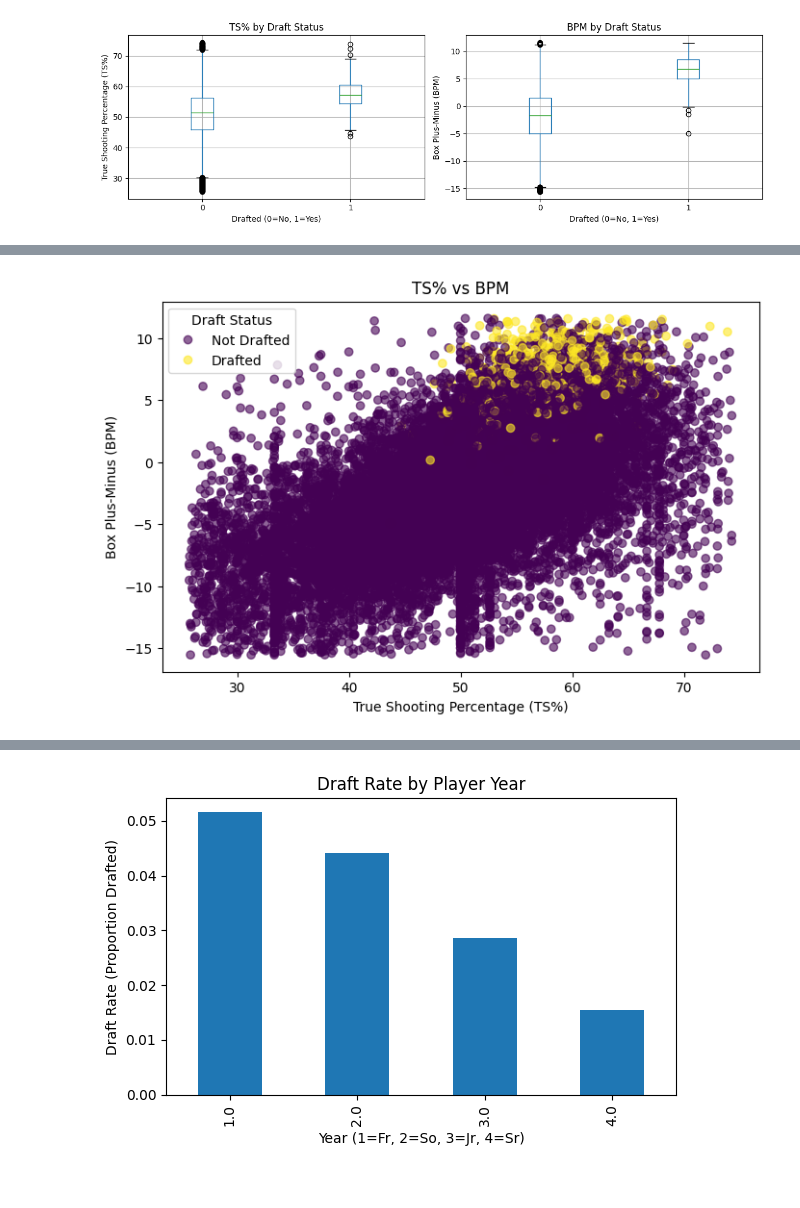
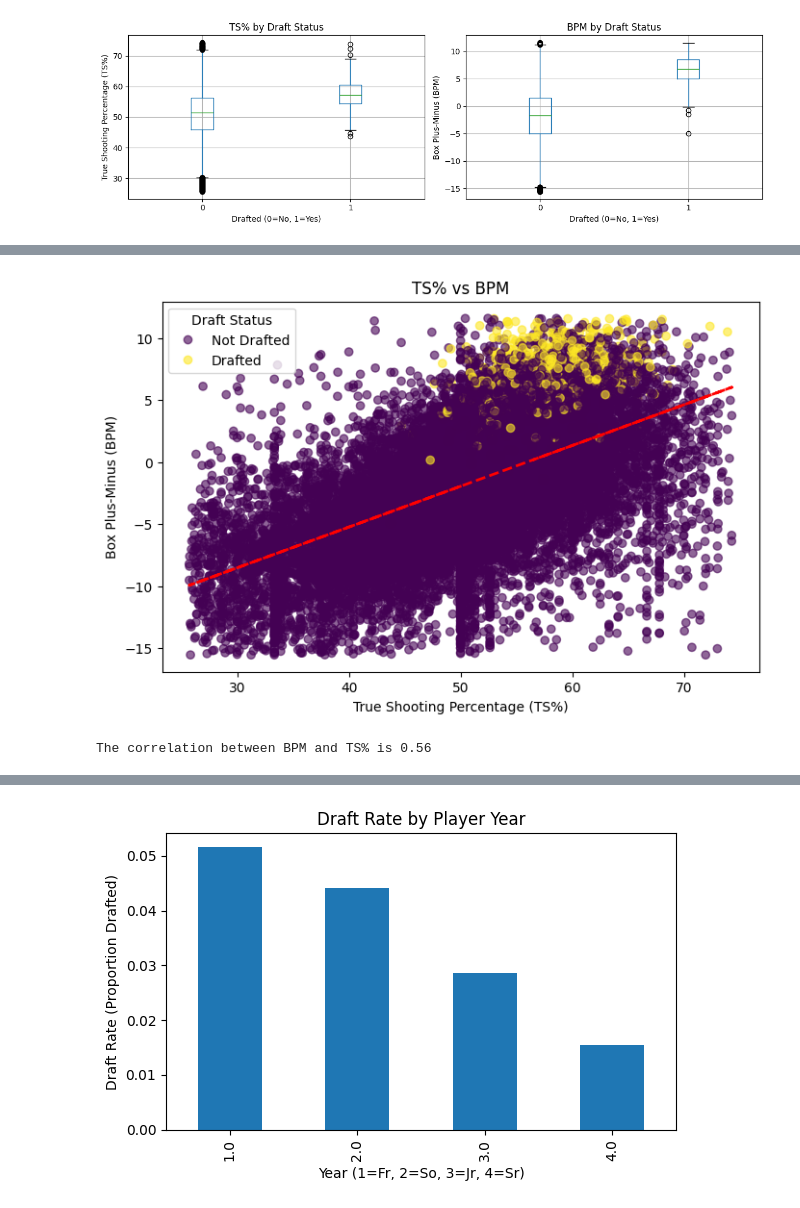
Before and after one commit to COGS108/Group044_WI26, a Jupyter notebook: 02-EDACheckpoint.ipynb, the cells around one changed output, grey strips where cells are left out. Drawn from its saved outputs; the diff is of its cells as text; code cells hidden in the pictures.

```diff
--- a/02-EDACheckpoint.ipynb
+++ b/02-EDACheckpoint.ipynb
@@ -481,17 +558,27 @@ plt.show()
 # %%
 plt.figure(figsize=(8, 5))
 scatter = plt.scatter(
     cleaned_df["TS_per"],
     cleaned_df["bpm"],
     c=cleaned_df["drafted"],
     alpha=0.6
 )
+#Best fit line
+m, b = np.polyfit(cleaned_df["TS_per"], cleaned_df["bpm"], 1)
+plt.plot(cleaned_df["TS_per"], m*cleaned_df["TS_per"] + b, color='red', linestyle='--', linewidth=2, label='Best Fit Line')
+
+
 handles, labels = scatter.legend_elements()
 plt.legend(handles=handles, labels=["Not Drafted", "Drafted"], title="Draft Status")
 plt.title("TS% vs BPM")
 plt.xlabel("True Shooting Percentage (TS%)")
 plt.ylabel("Box Plus-Minus (BPM)")
 
 plt.show()
 # %% [output]
-[figure, old version]
+[figure, new version]
+# %%
+corr = cleaned_df["bpm"].corr(cleaned_df["TS_per"])
+print(f"The correlation between BPM and TS% is {np.round(corr, 2)}")
+# %% [output]
+The correlation between BPM and TS% is 0.56
```
Also changed, not shown: parts of 27 cells of this notebook.
